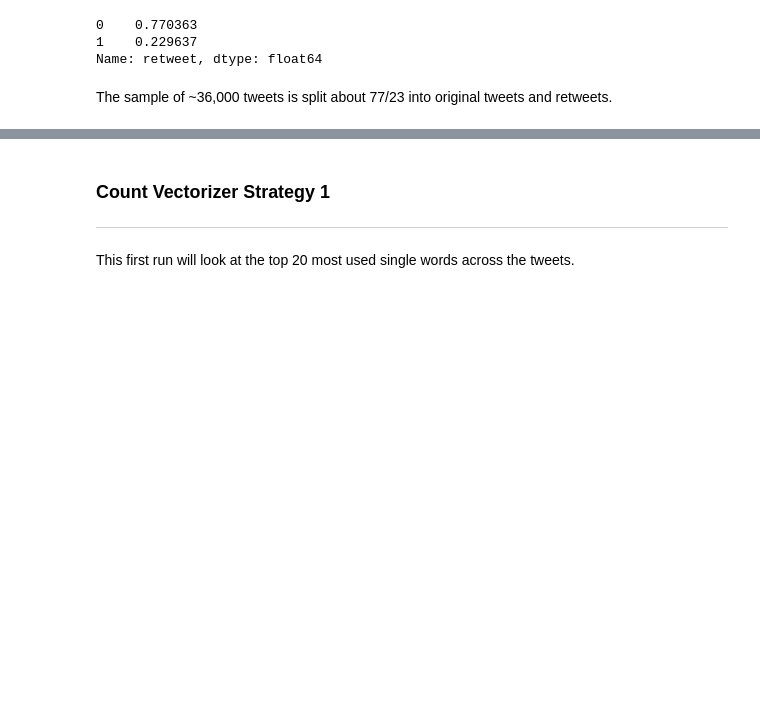
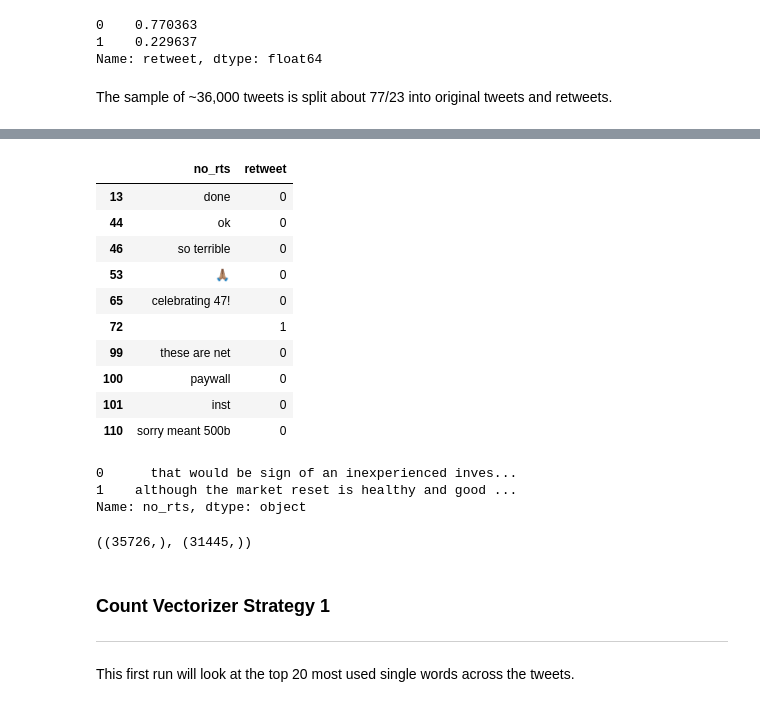
Before and after one commit to Erutis/vc-twitter, a Jupyter notebook: code/03_eda.ipynb, the cells around one changed output, grey strips where cells are left out. Drawn from its saved outputs; the diff is of its cells as text; code cells hidden in the pictures; blank space fills up the shorter version.

```diff
--- a/code/03_eda.ipynb
+++ b/code/03_eda.ipynb
@@ -72,0 +97,14 @@ The sample of ~36,000 tweets is split about 77/23 into original tweets and retwe
+# %%
+df[df['no_rts'].str.len() < 20].head(10)
+# %% [output]
+|  | no_rts | retweet |
+| 13 | done | 0 |
+| 44 | ok | 0 |
+| 46 | so terrible | 0 |
+| 53 | 🙏🏽 | 0 |
+| 65 | celebrating 47! | 0 |
+| 72 |  | 1 |
+| 99 | these are net | 0 |
+| 100 | paywall | 0 |
+| 101 | inst | 0 |
+| 110 | sorry meant 500b | 0 |
@@ -72,0 +113,11 @@ The sample of ~36,000 tweets is split about 77/23 into original tweets and retwe
+# %%
+long_text = long_tweets['no_rts']
+long_text.head(2)
+# %% [output]
+0      that would be sign of an inexperienced inves...
+1    although the market reset is healthy and good ...
+Name: no_rts, dtype: object
+# %%
+text.shape, long_text.shape
+# %% [output]
+((35726,), (31445,))
```
Also changed, not shown: parts of 19 cells of this notebook, 6 other files.
